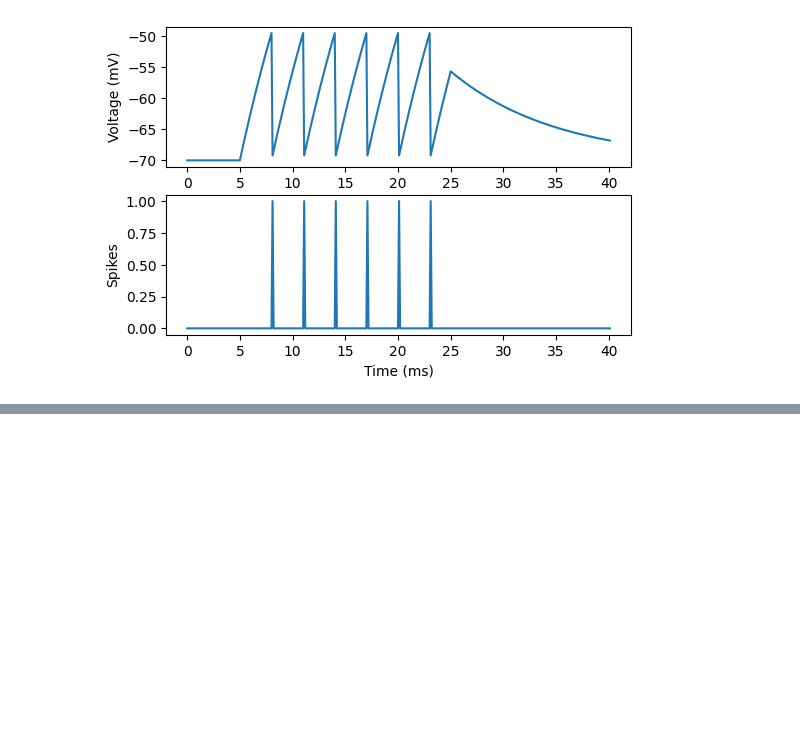
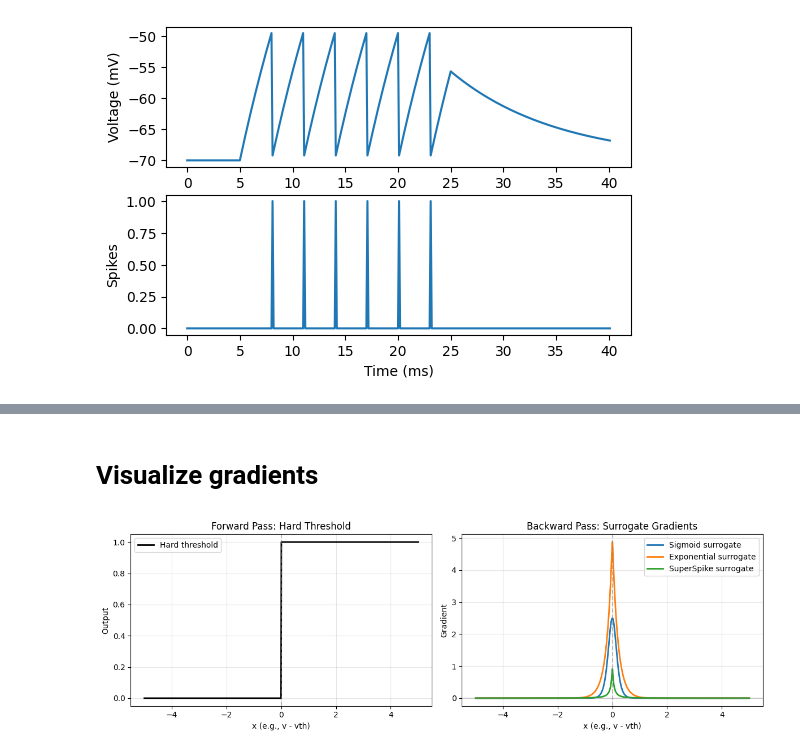
Before and after one commit to paulmyr/jaxley, a Jupyter notebook: notebooks/jaxley_test_lif_surrogate.ipynb, the cells around one changed output, grey strips where cells are left out. Cells and saved outputs as stored; diff of their text form; code cells hidden in the pictures; blank space fills up the shorter version.

Commit message:
Notebook that demonstrates surrogate gradients could work for LIF

```diff
--- a/notebooks/jaxley_test_lif_surrogate.ipynb
+++ b/notebooks/jaxley_test_lif_surrogate.ipynb
@@ -64,0 +59,65 @@ Added 1 external_states. See `.externals` for details.
+# %% [markdown]
+# Visualize gradients
+# %%
+import matplotlib.pyplot as plt
+from jax import grad, value_and_grad
+
+
+x = jnp.linspace(-5, 5, 1000)
+
+# Forward pass values
+hard_threshold = (x >= 0).astype(jnp.float32)
+sigmoid_surrogate = jax.vmap(
+    lambda x: jx.channels.non_capacitive.spike._heaviside_with_sigmoid_surrogate(x, slope=10.0)
+)(x)
+
+# Backward pass (gradients)
+def compute_gradient(fn, x_val):
+    return grad(lambda x: fn(x))(x_val)
+
+grad_sigmoid = jax.vmap(
+    lambda x: compute_gradient(
+        lambda x: jx.channels.non_capacitive.spike._heaviside_with_sigmoid_surrogate(x, slope=10.0), x
+    )
+)(x)
+
+grad_exponential = jax.vmap(
+    lambda x: compute_gradient(
+        lambda x: jx.channels.non_capacitive.spike._heaviside_with_exponential_surrogate(x, beta=5.0), x
+    )
+)(x)
+
+grad_superspike = jax.vmap(
+    lambda x: compute_gradient(
+        lambda x: jx.channels.non_capacitive.spike._heaviside_with_superspike_surrogate(x, beta=10.0), x
+    )
+)(x)
+
+fig, axes = plt.subplots(1, 2, figsize=(12, 4))
+
+# Plot forward pass
+axes[0].plot(x, hard_threshold, 'k-', linewidth=2, label='Hard threshold')
+axes[0].axvline(0, color='gray', linestyle='--', alpha=0.5)
+axes[0].set_xlabel('x (e.g., v - vth)')
+axes[0].set_ylabel('Output')
+axes[0].set_title('Forward Pass: Hard Threshold')
+axes[0].legend()
+axes[0].grid(alpha=0.3)
+
+# Plot backward pass (gradients)
+axes[1].plot(x, grad_sigmoid, label='Sigmoid surrogate', linewidth=2)
+axes[1].plot(x, grad_exponential, label='Exponential surrogate', linewidth=2)
+axes[1].plot(x, grad_superspike, label='SuperSpike surrogate', linewidth=2)
+axes[1].axvline(0, color='gray', linestyle='--', alpha=0.5)
+axes[1].axhline(0, color='gray', linestyle='-', alpha=0.3)
+axes[1].set_xlabel('x (e.g., v - vth)')
+axes[1].set_ylabel('Gradient')
+axes[1].set_title('Backward Pass: Surrogate Gradients')
+axes[1].legend()
+axes[1].grid(alpha=0.3)
+
+plt.tight_layout()
+plt.savefig('figures/surrogate_gradients_comparison.png', dpi=150)
+plt.show()
+# %% [output]
+[figure, added]
```
Also changed, not shown: parts of 8 cells of this notebook.
